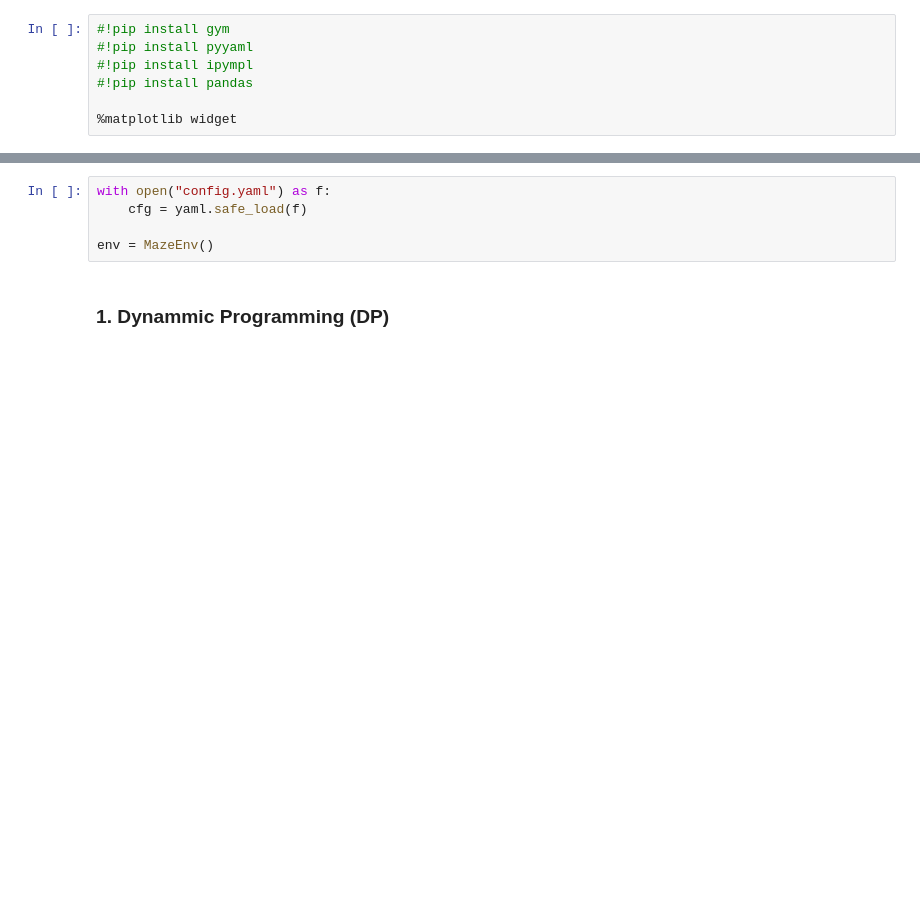
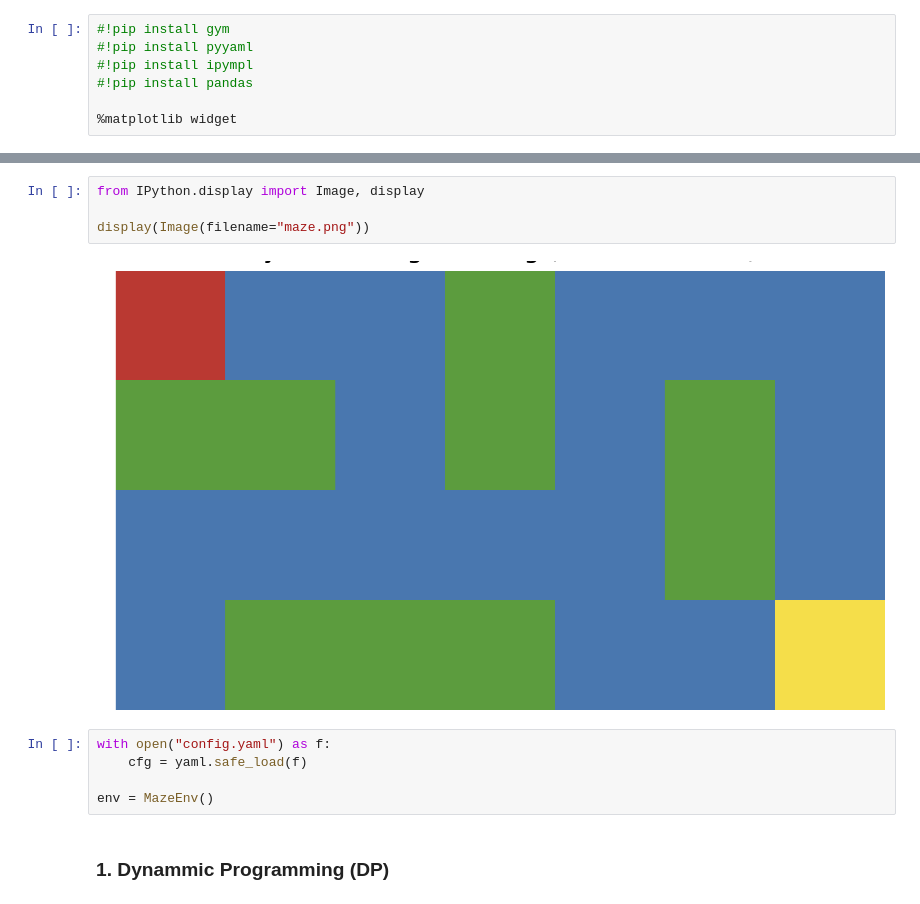
Before and after one commit to nivco12/RL-assingement-2, a Jupyter notebook: RL_HW2.ipynb, the cells around one changed output, grey strips where cells are left out. Cells and saved outputs as stored; diff of their text form; blank space fills up the shorter version.

```diff
--- a/RL_HW2.ipynb
+++ b/RL_HW2.ipynb
@@ -25,3 +44,9 @@ from agents_algo import td_lambda_agent as td_lambda
+# %%
+from IPython.display import Image, display
+
+display(Image(filename="maze.png"))
+# %% [output]
+[figure, added]
 # %%
 with open("config.yaml") as f:
     cfg = yaml.safe_load(f)
```
Also changed, not shown: parts of 19 cells of this notebook, 2 other files.
